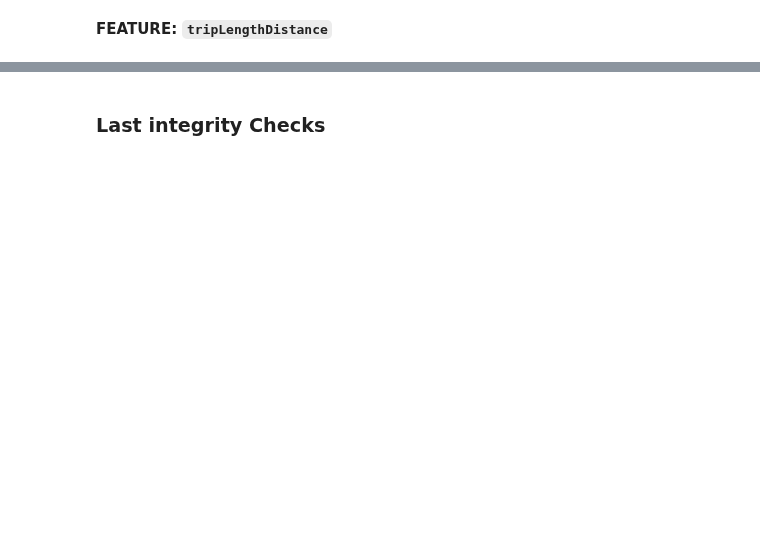
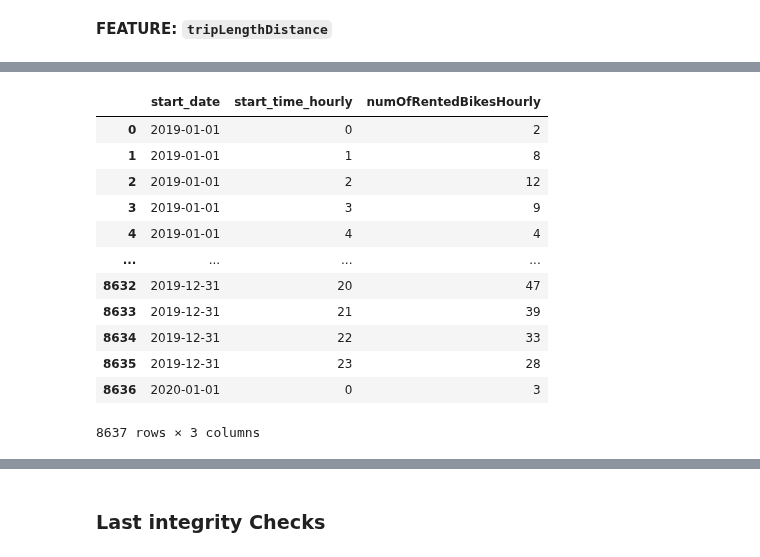
Before and after one commit to Hannah2800/AA_2022_PythonPandas, a Jupyter notebook: Task 1 - Data Collection and Preparation.ipynb, the cells around one changed output, grey strips where cells are left out. Cells and saved outputs as stored; diff of their text form; code cells hidden in the pictures; blank space fills up the shorter version.

```diff
--- a/Task 1 - Data Collection and Preparation.ipynb
+++ b/Task 1 - Data Collection and Preparation.ipynb
@@ -691,6 +692,7 @@ plt.show()
 # %%
 # merge
 dfPhiladelphia = pd.merge(dfPhiladelphia, dfWeather, left_on="start_time_for_weather_merge", right_on="date_time", how="left")
+dfPhiladelphia.drop(columns = 'date_time', inplace = True)
 
 # rename
 dfPhiladelphia.rename(columns={"start_time_for_weather_merge": "start_time_hourly"}, inplace = True)
@@ -878,0 +842,5 @@ dfPhiladelphia.head()
+# %%
+# also add start_week & start_month, which we will use later for merges and which could be useful as x-axis in Task 2
+dfPhiladelphia['start_week'] = dfPhiladelphia['start_time'].dt.round("H").dt.isocalendar()["week"]
+## The month as January=1, December=12.
+dfPhiladelphia['start_month'] = dfPhiladelphia['start_time'].dt.round("H").dt.month
@@ -878,0 +849,5 @@ dfPhiladelphia.head()
+# %%
+# Create temporary dataframe dfNumOfRentedBikes
+dfNumOfRentedBikes = dfPhiladelphia[["start_date" , "start_time_hourly"]]
+dfNumOfRentedBikes['numOfRentedBikesHourly'] = 0
+dfNumOfRentedBikes.head()
@@ -878,0 +866,18 @@ dfPhiladelphia.head()
+# %%
+# Calculate numOfRentedBikesHourly for each start_date & start_time_hourly
+dfNumOfRentedBikes = dfNumOfRentedBikes.groupby(["start_date", "start_time_hourly"])['numOfRentedBikesHourly'].count().reset_index()
+dfNumOfRentedBikes
+# %% [output]
+|  | start_date | start_time_hourly | numOfRentedBikesHourly |
+| 0 | 2019-01-01 | 0 | 2 |
+| 1 | 2019-01-01 | 1 | 8 |
+| 2 | 2019-01-01 | 2 | 12 |
+| 3 | 2019-01-01 | 3 | 9 |
+| 4 | 2019-01-01 | 4 | 4 |
+| ... | ... | ... | ... |
+| 8632 | 2019-12-31 | 20 | 47 |
+| 8633 | 2019-12-31 | 21 | 39 |
+| 8634 | 2019-12-31 | 22 | 33 |
+| 8635 | 2019-12-31 | 23 | 28 |
+| 8636 | 2020-01-01 | 0 | 3 |
+8637 rows × 3 columns
```
Also changed, not shown: parts of 29 cells of this notebook, 1 other file.
